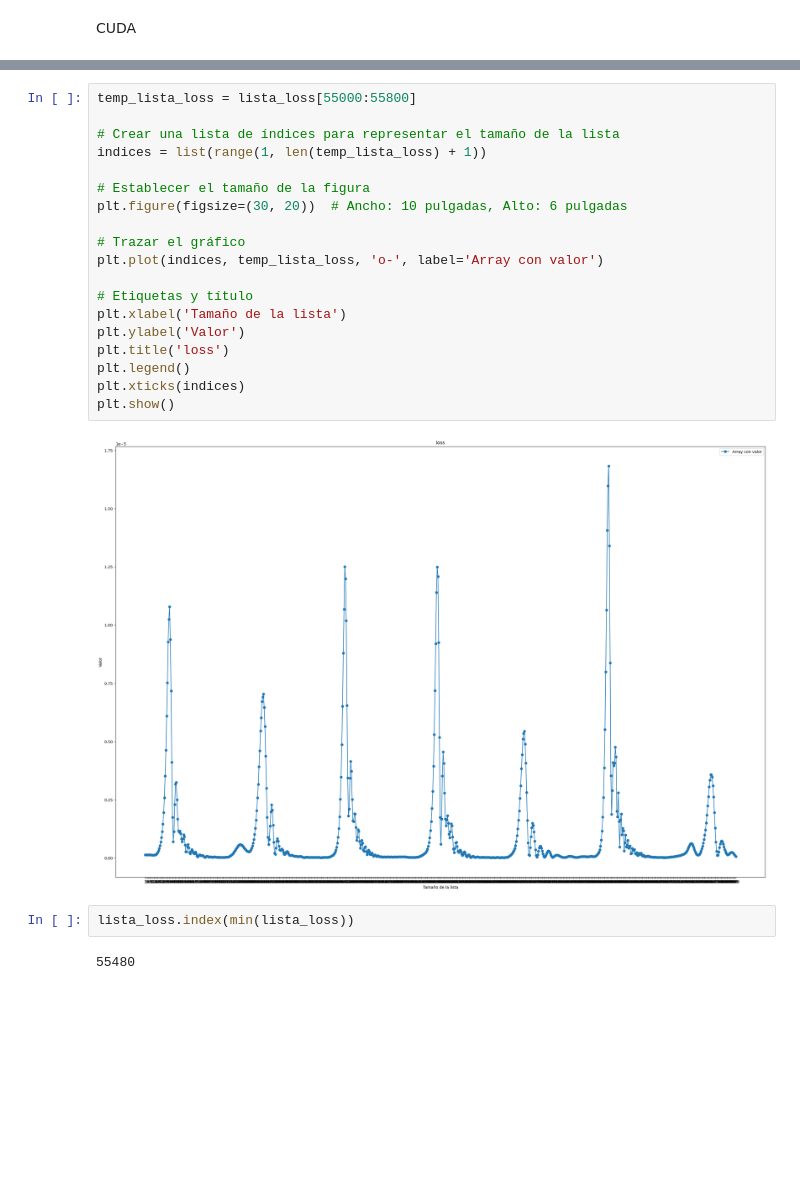
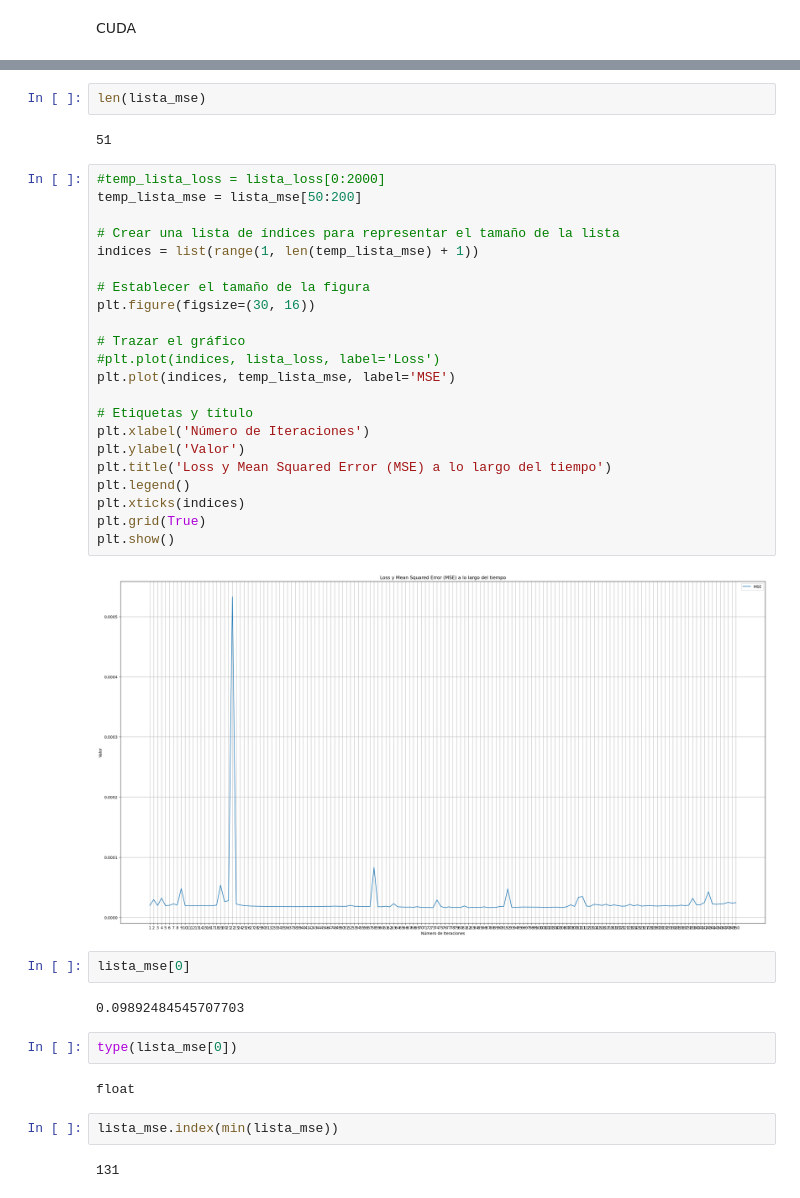
Before and after one commit to Galo0000/Proyectos-en-Python, a Jupyter notebook: Bot cryptos/Crypto/lstm.ipynb, the cells around one changed output, grey strips where cells are left out. Cells and saved outputs as stored; diff of their text form; blank space fills up the shorter version.

```diff
--- a/Bot cryptos/Crypto/lstm.ipynb
+++ b/Bot cryptos/Crypto/lstm.ipynb
@@ -153,26 +205,41 @@ Epoch 900, loss: 0.0001722250017337501
+# %%
+len(lista_mse)
+# %% [output]
+51
 # %%
-temp_lista_loss = lista_loss[55000:55800]
+#temp_lista_loss = lista_loss[0:2000]
+temp_lista_mse = lista_mse[50:200]
 
 # Crear una lista de índices para representar el tamaño de la lista
-indices = list(range(1, len(temp_lista_loss) + 1))
+indices = list(range(1, len(temp_lista_mse) + 1))
 
 # Establecer el tamaño de la figura
-plt.figure(figsize=(30, 20))  # Ancho: 10 pulgadas, Alto: 6 pulgadas
+plt.figure(figsize=(30, 16))
 
 # Trazar el gráfico
-plt.plot(indices, temp_lista_loss, 'o-', label='Array con valor')
+#plt.plot(indices, lista_loss, label='Loss')
+plt.plot(indices, temp_lista_mse, label='MSE')
 
 # Etiquetas y título
-plt.xlabel('Tamaño de la lista')
+plt.xlabel('Número de Iteraciones')
 plt.ylabel('Valor')
-plt.title('loss')
+plt.title('Loss y Mean Squared Error (MSE) a lo largo del tiempo')
 plt.legend()
 plt.xticks(indices)
+plt.grid(True)
 plt.show()
 # %% [output]
-[figure, old version]
+[figure, new version]
+# %%
+lista_mse[0]
+# %% [output]
+0.09892484545707703
+# %%
+type(lista_mse[0])
+# %% [output]
+float
 # %%
-lista_loss.index(min(lista_loss))
+lista_mse.index(min(lista_mse))
 # %% [output]
-55480
+131
 # %%
```
Also changed, not shown: parts of 11 cells of this notebook.
